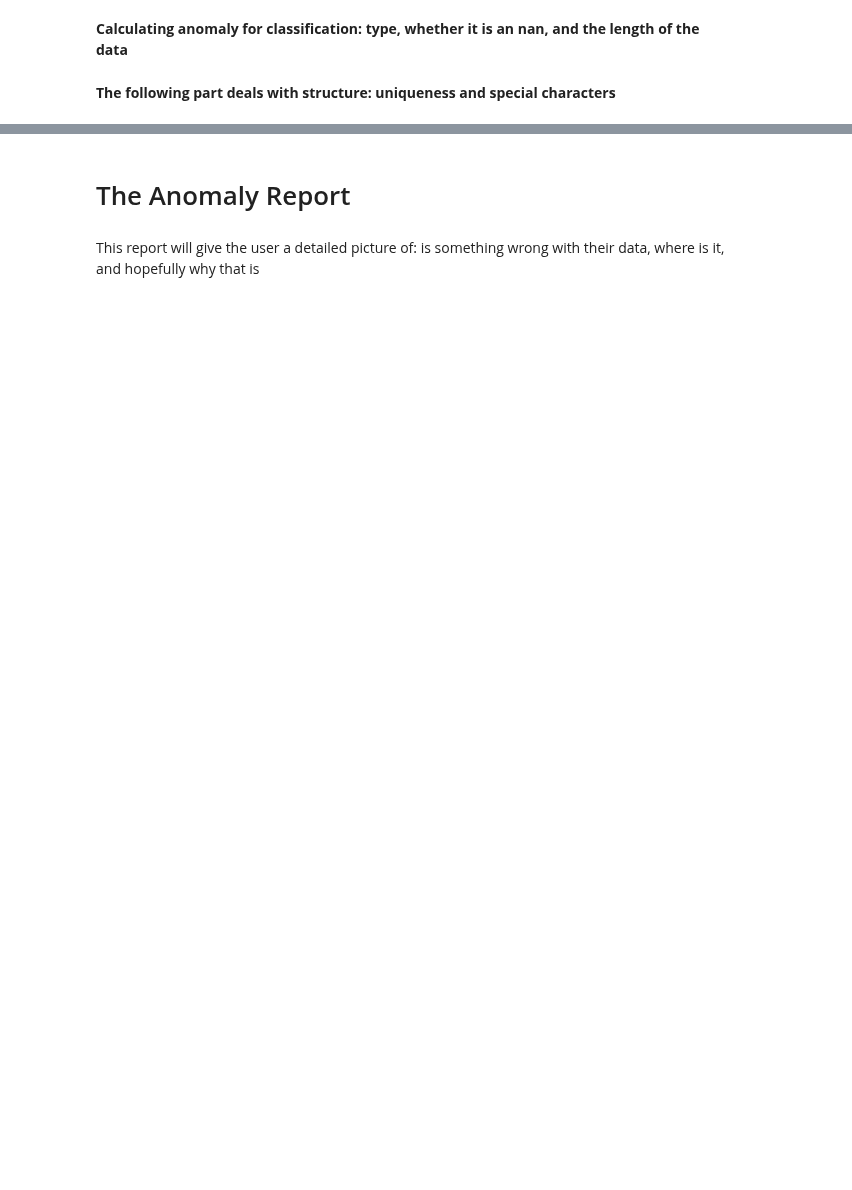
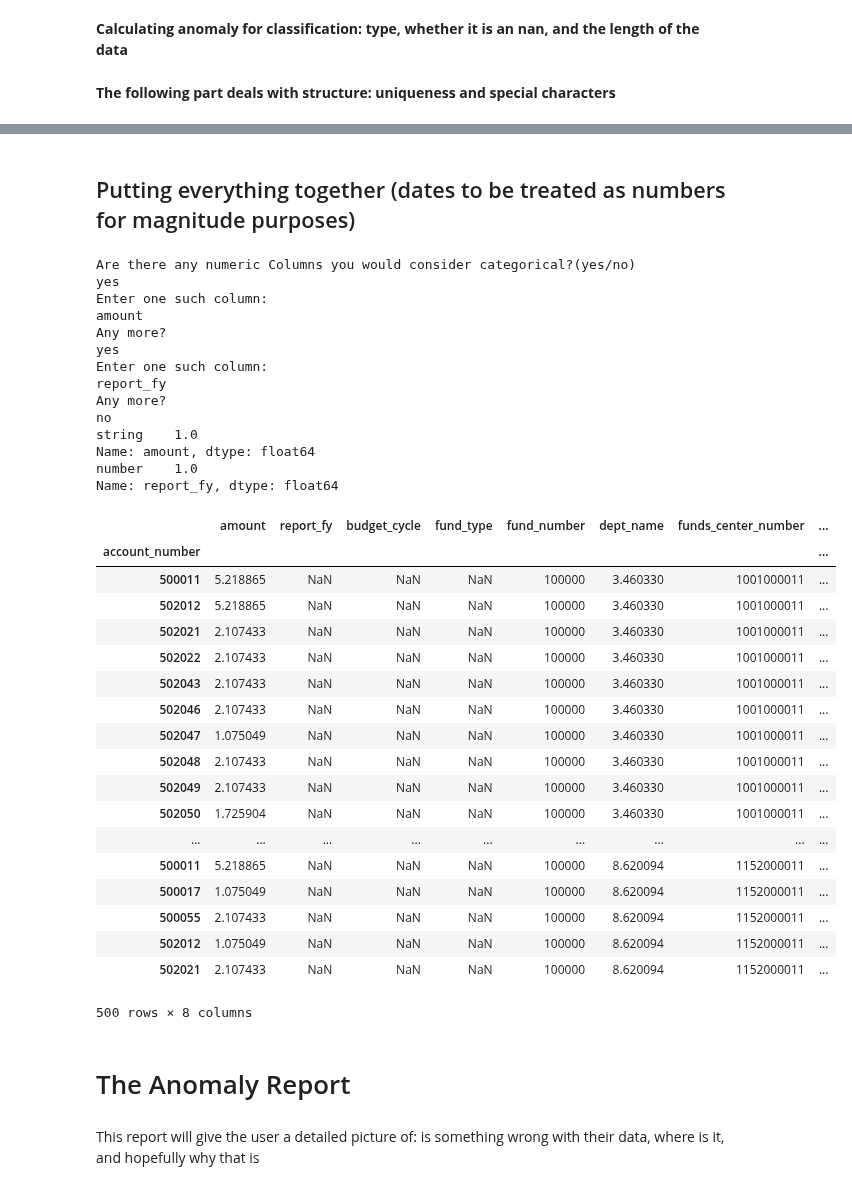
Before and after one commit to gilpasternak35/Likelihood, a Jupyter notebook: likelihood-public.ipynb, the cells around one changed output, grey strips where cells are left out. Cells and saved outputs as stored; diff of their text form; code cells hidden in the pictures; blank space fills up the shorter version.

```diff
--- a/likelihood-public.ipynb
+++ b/likelihood-public.ipynb
@@ -932,3 +754,51 @@ account                    ordinary   ordinary
+# %% [markdown]
+## Putting everything together (dates to be treated as numbers for magnitude purposes)
+# %%
+# Obtains a date time object and treats this as numerical rather than categorical value
+def obtainCatSurprise(table):
+    cols = identifyCategorical(table)
+    for col in cols:
+        # Obtaining individual relative entropies, averaging them out, finding their p-values and calculating final surprise
+        values = table.get(col)
+        temp = (special_char(values)+ nans(values) + types(values)+lenCount(values))/4
+        table[col] = -np.log2(retPVal(temp))
+    return table
+# %%
+obtainCatSurprise(identical)
+# %% [output]
+Are there any numeric Columns you would consider categorical?(yes/no)
+yes
+Enter one such column:
+amount
+Any more?
+yes
+Enter one such column:
+report_fy
+Any more?
+no
+string    1.0
+Name: amount, dtype: float64
+number    1.0
+Name: report_fy, dtype: float64
+|  | amount | report_fy | budget_cycle | fund_type | fund_number | dept_name | funds_center_number | ... |
+| account_number |  |  |  |  |  |  |  | ... |
+| 500011 | 5.218865 | NaN | NaN | NaN | 100000 | 3.460330 | 1001000011 | ... |
+| 502012 | 5.218865 | NaN | NaN | NaN | 100000 | 3.460330 | 1001000011 | ... |
+| 502021 | 2.107433 | NaN | NaN | NaN | 100000 | 3.460330 | 1001000011 | ... |
+| 502022 | 2.107433 | NaN | NaN | NaN | 100000 | 3.460330 | 1001000011 | ... |
+| 502043 | 2.107433 | NaN | NaN | NaN | 100000 | 3.460330 | 1001000011 | ... |
+| 502046 | 2.107433 | NaN | NaN | NaN | 100000 | 3.460330 | 1001000011 | ... |
+| 502047 | 1.075049 | NaN | NaN | NaN | 100000 | 3.460330 | 1001000011 | ... |
+| 502048 | 2.107433 | NaN | NaN | NaN | 100000 | 3.460330 | 1001000011 | ... |
+| 502049 | 2.107433 | NaN | NaN | NaN | 100000 | 3.460330 | 1001000011 | ... |
+| 502050 | 1.725904 | NaN | NaN | NaN | 100000 | 3.460330 | 1001000011 | ... |
+| ... | ... | ... | ... | ... | ... | ... | ... | ... |
+| 500011 | 5.218865 | NaN | NaN | NaN | 100000 | 8.620094 | 1152000011 | ... |
+| 500017 | 1.075049 | NaN | NaN | NaN | 100000 | 8.620094 | 1152000011 | ... |
+| 500055 | 2.107433 | NaN | NaN | NaN | 100000 | 8.620094 | 1152000011 | ... |
+| 502012 | 1.075049 | NaN | NaN | NaN | 100000 | 8.620094 | 1152000011 | ... |
+| 502021 | 2.107433 | NaN | NaN | NaN | 100000 | 8.620094 | 1152000011 | ... |
+500 rows × 8 columns
 # %% [markdown]
 # The Anomaly Report
 # %% [markdown]
```
Also changed, not shown: parts of 8 cells of this notebook.
